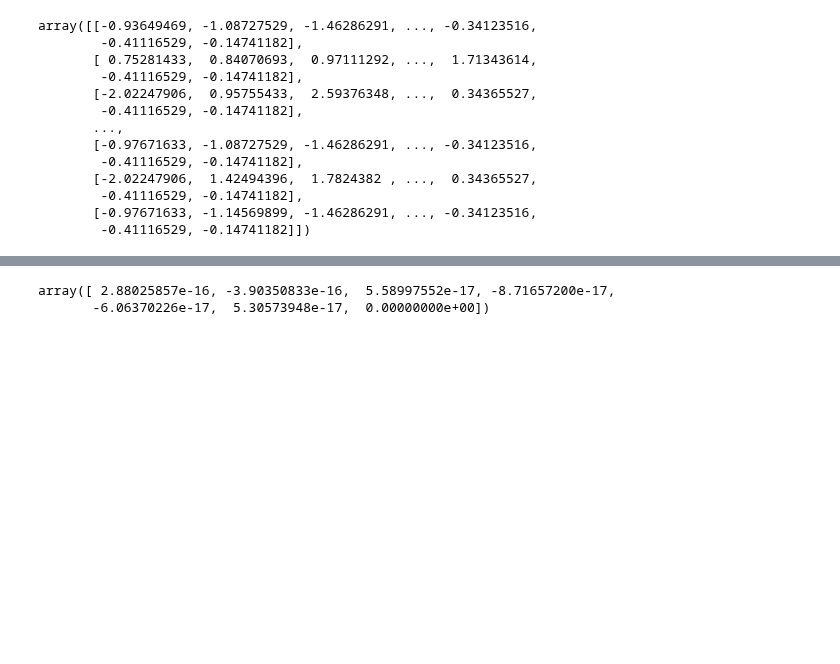
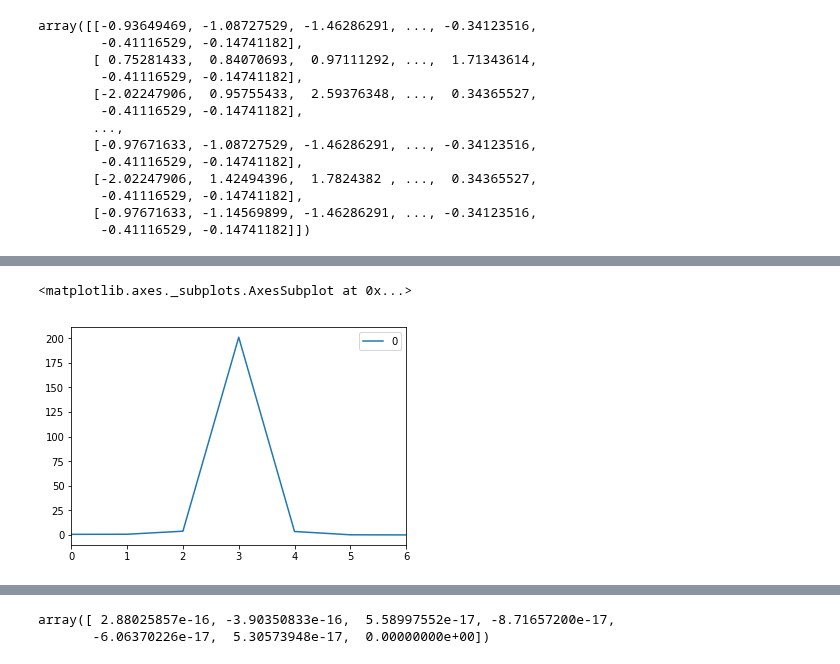
Before and after one commit to gtpgg1013/AI_docs, a Jupyter notebook: part4-ML/MLpy/Day21_0801.ipynb, the cells around one changed output, grey strips where cells are left out. Cells and saved outputs as stored; diff of their text form; code cells hidden in the pictures; blank space fills up the shorter version.

```diff
--- a/part4-ML/MLpy/Day21_0801.ipynb
+++ b/part4-ML/MLpy/Day21_0801.ipynb
@@ -441,0 +521,5 @@ array([[-0.93649469, -1.08727529, -1.46286291, ..., -0.34123516,
+# %%
+pd.DataFrame(X.mean(axis=0)).plot()
+# %% [output]
+<matplotlib.axes._subplots.AxesSubplot at 0x...>
+[figure, added]
```
Also changed, not shown: parts of 72 cells of this notebook, 4 other files.
